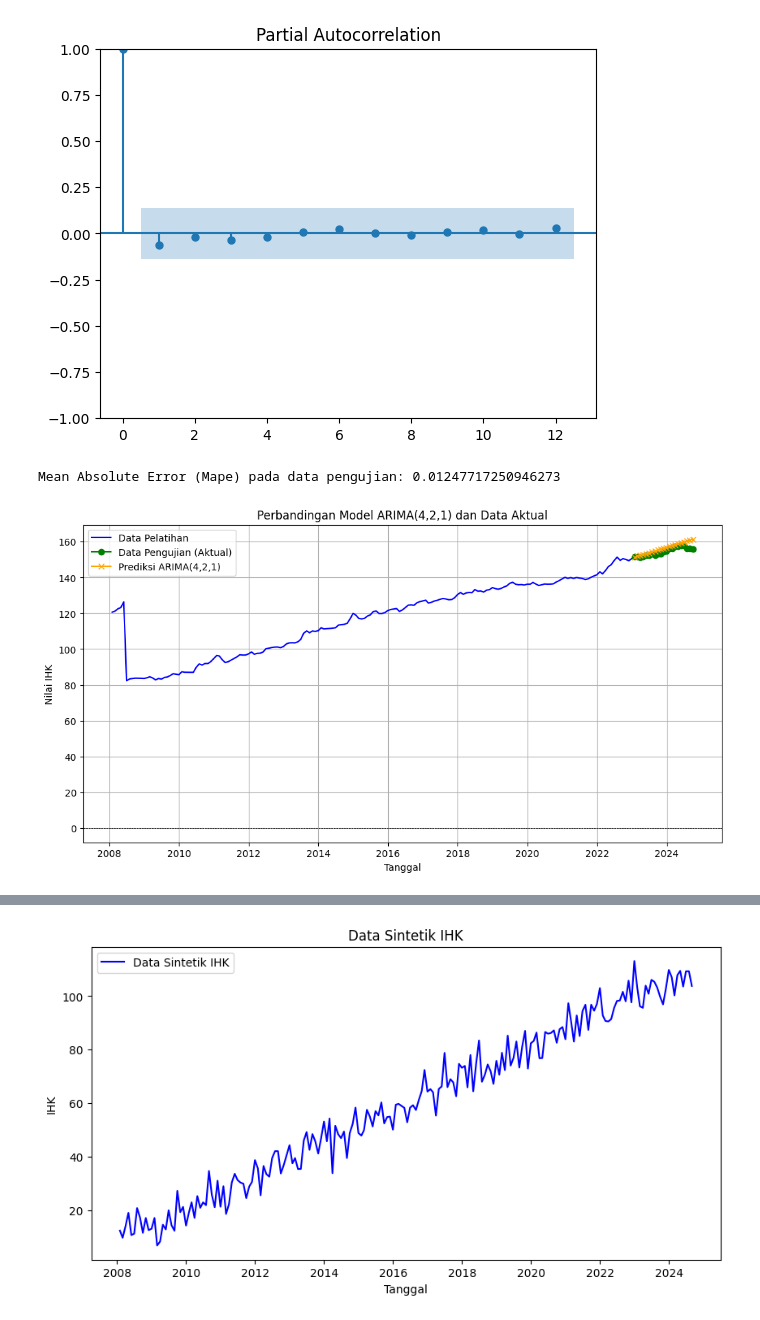
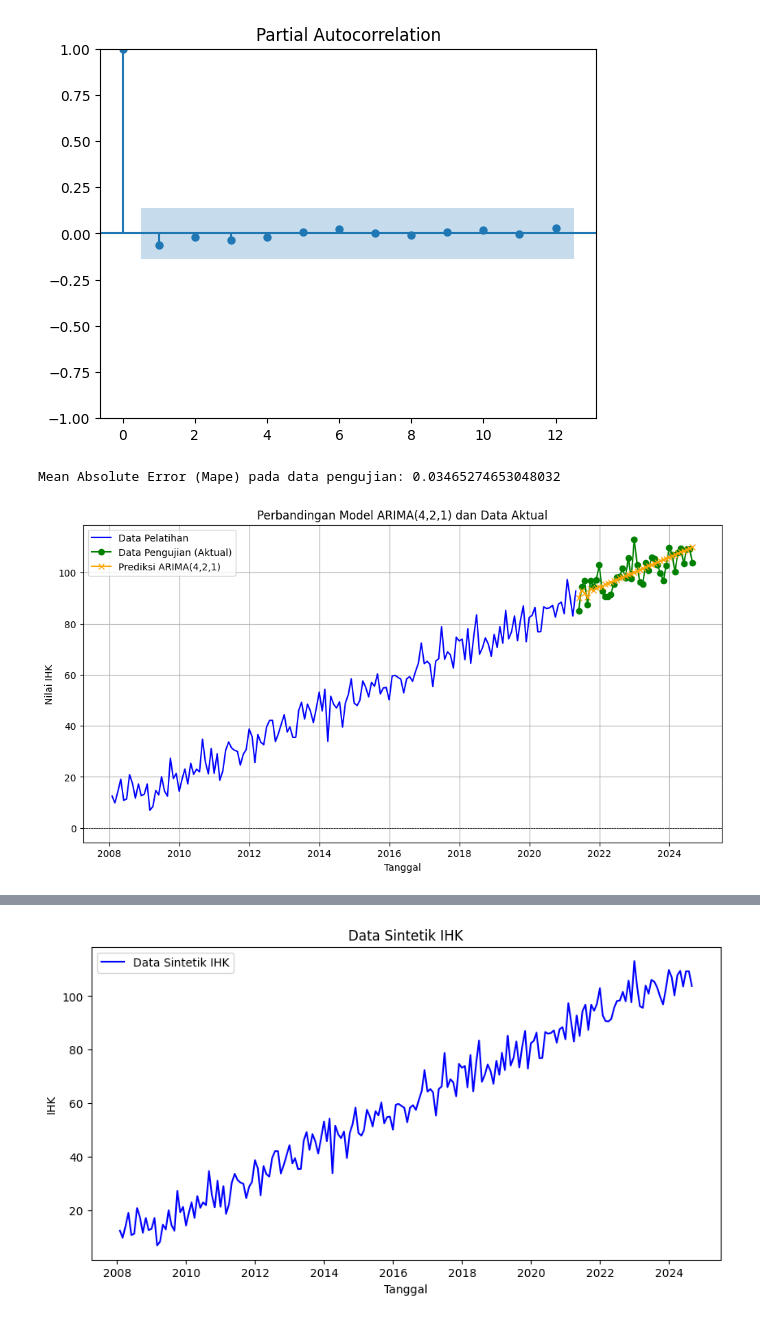
Before and after one commit to 18103680/projek-magang, a Jupyter notebook: main.ipynb, the cells around one changed output, grey strips where cells are left out. Cells and saved outputs as stored; diff of their text form; code cells hidden in the pictures.

Commit message:
Add files via upload
ada sedikit perbaikan pada grafiknya

```diff
--- a/main.ipynb
+++ b/main.ipynb
@@ -104,42 +144,42 @@ plt.show()
 # Memisahkan data menjadi 80% pelatihan dan 20% pengujian
 
 from sklearn.metrics import mean_absolute_percentage_error
-train_size = int(len(df) * 0.9)
+train_size = int(len(df) * 0.8)
 train, test = df.iloc[:train_size], df.iloc[train_size:]
 
 # Fit model IMA(1,1) pada data pelatihan
 model = ARIMA(train['IHK'], order=(4, 2, 1))
 model_fit = model.fit()
 
 # Melakukan prediksi untuk periode pengujian
 n_forecast = len(test)
 forecast = model_fit.get_forecast(steps=n_forecast)
 forecast_values = forecast.predicted_mean
 
 # # Menampilkan hasil prediksi
 # print("Prediksi IHK:")
 # print(forecast_values)
 
 #Menghitung error (MAE) pada data pengujian
 mape = mean_absolute_percentage_error(test['IHK'], forecast_values)
 
 print(f'Mean Absolute Error (Mape) pada data pengujian: {mape}')
 
 #Plot hasil
 plt.figure(figsize=(12, 6))
 plt.plot(train.index, train['IHK'], label='Data Pelatihan', color='blue')
 plt.plot(test.index, test['IHK'], label='Data Pengujian (Aktual)', color='green', marker='o')
 plt.plot(test.index, forecast_values, label='Prediksi ARIMA(4,2,1)', color='orange', marker='x')
 plt.title('Perbandingan Model ARIMA(4,2,1) dan Data Aktual')
 plt.xlabel('Tanggal')
 plt.ylabel('Nilai IHK')
 plt.axhline(0, color='black', linewidth=0.5, linestyle='--')
 plt.legend()
 plt.grid()
 plt.show()
 # %% [output]
-Mean Absolute Error (Mape) pada data pengujian: 0.01247717250946273
+Mean Absolute Error (Mape) pada data pengujian: 0.03465274653048032
-[figure, old version]
+[figure, new version]
 # %%
 # Fit model IMA(1,1)
 model = ARIMA(df['IHK'], order=(4, 2, 1))
```
Also changed, not shown: parts of 10 cells of this notebook.
